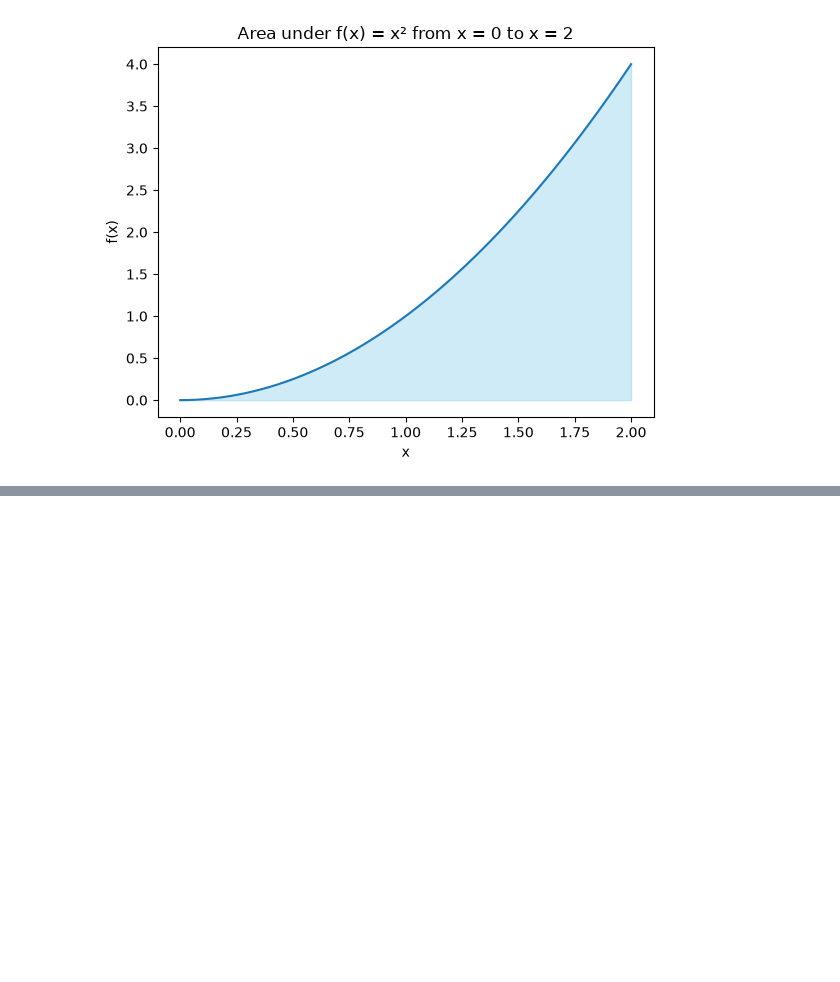
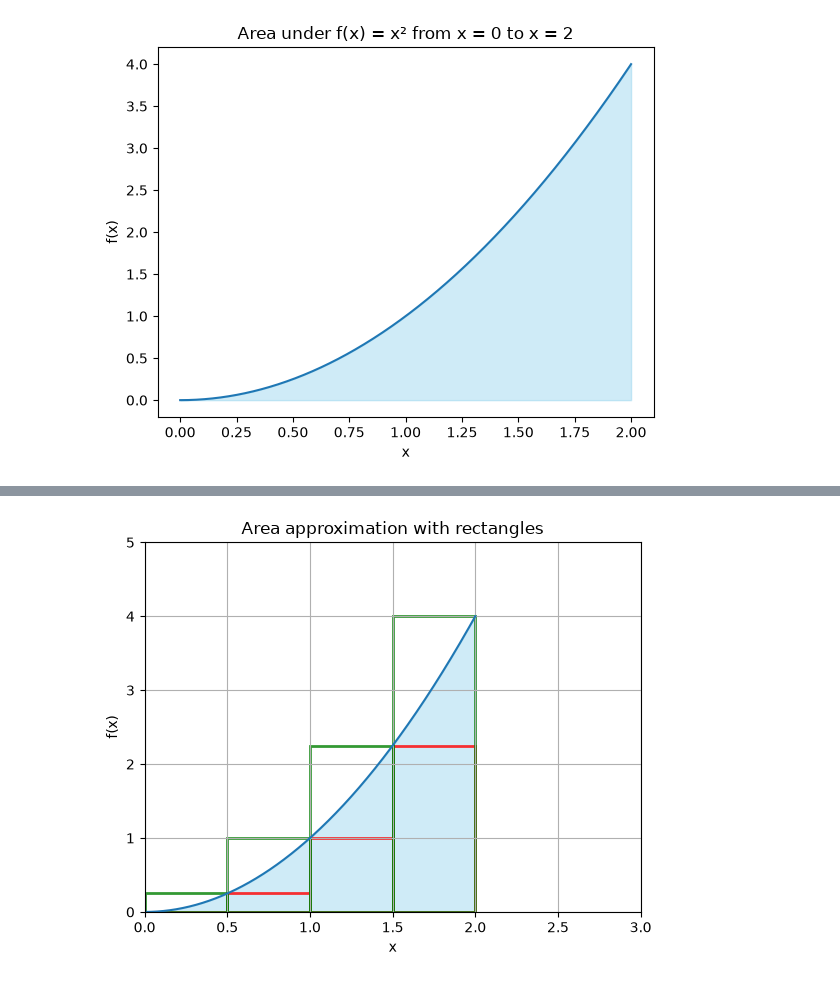
Before and after one commit to Edgybug/integrals-course-project, a Jupyter notebook: course_project.ipynb, the cells around one changed output, grey strips where cells are left out. Drawn from its saved outputs; the diff is of its cells as text; code cells hidden in the pictures; blank space fills up the shorter version.

```diff
--- a/course_project.ipynb
+++ b/course_project.ipynb
@@ -90,0 +158,27 @@ But this chapter should be relatively short.
+# %%
+x = np.linspace(0, 2, 1000)
+y = x**2
+
+plt.plot(x, y)
+plt.fill_between(x, y, color="skyblue", alpha=0.4)
+
+draw_rect(plt.gca(), 'r', 0,   0, 0.5, 0   )
+draw_rect(plt.gca(), 'r', 0.5, 0, 0.5, 0.25)
+draw_rect(plt.gca(), 'r', 1,   0, 0.5, 1   )
+draw_rect(plt.gca(), 'r', 1.5, 0, 0.5, 2.25)
+
+draw_rect(plt.gca(), 'g', 0,   0, 0.5, 0.25)
+draw_rect(plt.gca(), 'g', 0.5, 0, 0.5, 1   )
+draw_rect(plt.gca(), 'g', 1,   0, 0.5, 2.25)
+draw_rect(plt.gca(), 'g', 1.5, 0, 0.5, 4   )
+
+plt.xlim(0, 3)
+plt.ylim(0, 5)
+
+plt.grid(True)
+plt.xlabel("x")
+plt.ylabel("f(x)")
+plt.title("Area approximation with rectangles")
+plt.show()
+# %% [output]
+[figure, added]
```
Also changed, not shown: parts of 14 cells of this notebook, 1 other file.
